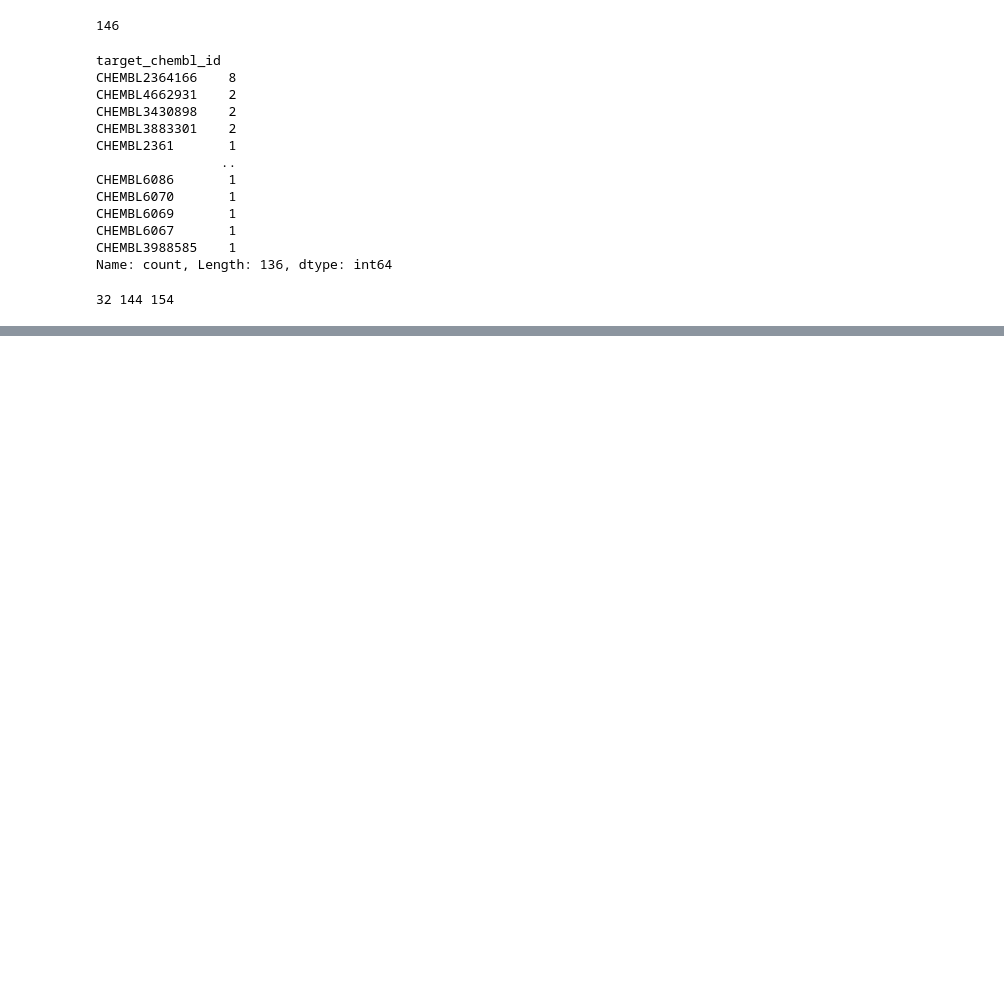
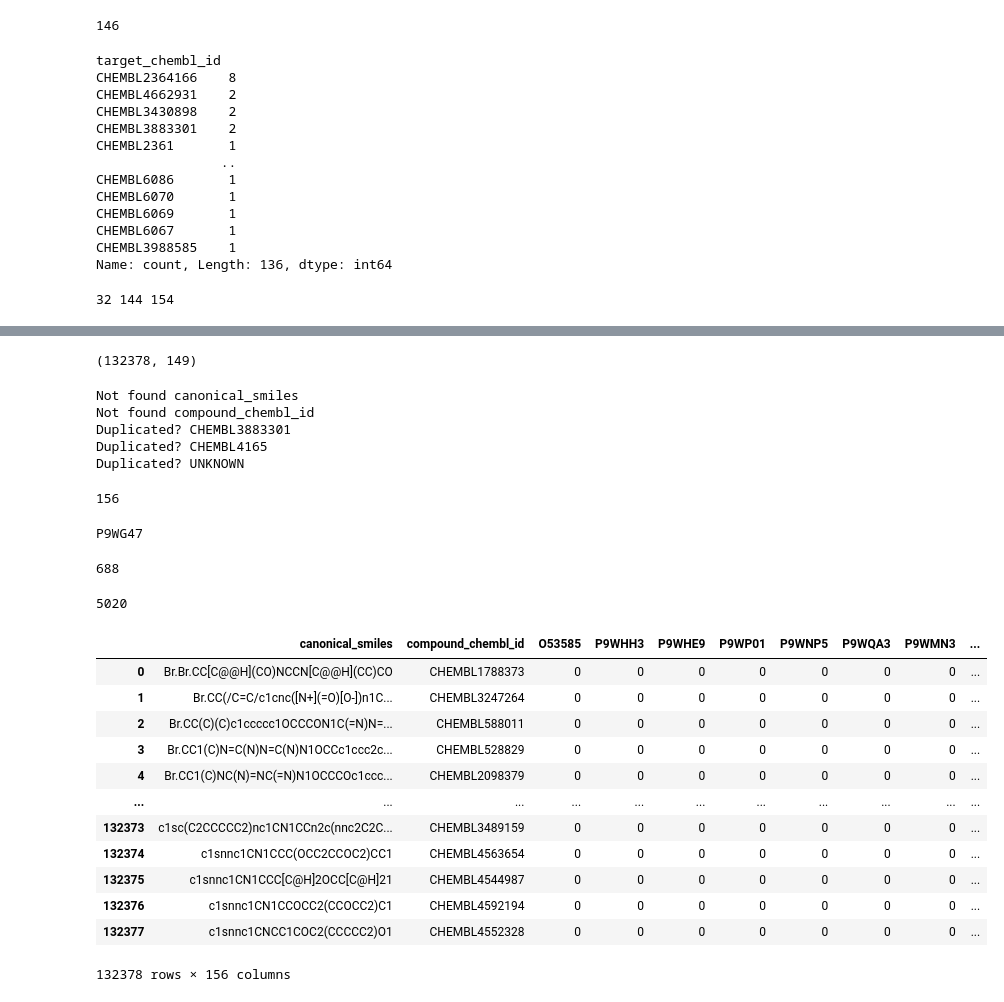
Before and after one commit to ersilia-os/mtb-target-prioritization, a Jupyter notebook: notebooks/00_chembl_data.ipynb, the cells around one changed output, grey strips where cells are left out. Drawn from its saved outputs; the diff is of its cells as text; code cells hidden in the pictures; blank space fills up the shorter version.

Commit message:
chembl data cleaning

```diff
--- a/notebooks/00_chembl_data.ipynb
+++ b/notebooks/00_chembl_data.ipynb
@@ -110,0 +124,6 @@ uniprot_ac_in_chembl.to_csv(("../data/processed/chembl/uniprot_ac_in_chembl.csv"
+# %%
+import pandas as pd
+
+df = pd.read_csv("../data/processed/chembl/mtuberculosis_chembl_edited.csv")
+print(df["compound_chembl_id"].nunique())
+print(df["canonical_smiles"].nunique())
@@ -110,0 +188,12 @@ uniprot_ac_in_chembl.to_csv(("../data/processed/chembl/uniprot_ac_in_chembl.csv"
+# %%
+other = {'CHEMBL2111188':"Mycobacterium tuberculosis H37Rv",
+ 'CHEMBL2364031':"Cell membrane",
+ 'CHEMBL360':"Mycobacterium tuberculosis",
+ 'CHEMBL3879801':"NON-PROTEIN TARGET",
+ 'CHEMBL612545':"UNCHECKED",
+ 'CHEMBL612558':"ADMET",
+ 'CHEMBL612960':"Mycobacterium tuberculosis variant microti",
+ 'CHEMBL613086':"Mycobacterium tuberculosis variant bovis",
+ 'CHEMBL614987':"Mycobacterium marinum",
+ 'CHEMBL615052':"Mycobacterium tuberculosis variant bovis BCG",
+ 'UNKNOWN':"UNCHECKED"}
@@ -110,0 +212,15 @@ uniprot_ac_in_chembl.to_csv(("../data/processed/chembl/uniprot_ac_in_chembl.csv"
+# %%
+import pandas as pd
+df = pd.read_csv("../data/processed/chembl/mols2target.csv")
+df_ = pd.read_csv("../data/processed/chembl/chembl2uniprot.csv")
+mapping = (
+    df_
+    .dropna(subset=["uniprot_ac"])
+    .drop_duplicates(subset=["chembl_id", "uniprot_ac"])
+    .groupby("chembl_id")["uniprot_ac"]
+    .apply(list)
+    .to_dict()
+)
+print(df.shape)
+# %% [output]
+(132378, 149)
@@ -110,0 +278,43 @@ uniprot_ac_in_chembl.to_csv(("../data/processed/chembl/uniprot_ac_in_chembl.csv"
+# %%
+df_uniprot = merge_targets_to_uniprot_sum(df, mapping)
+df_uniprot = df_uniprot.reset_index(drop=True)
+# %% [output]
+Not found canonical_smiles
+Not found compound_chembl_id
+Duplicated? CHEMBL3883301
+Duplicated? CHEMBL4165
+Duplicated? UNKNOWN
+# %%
+len(set(df_uniprot.columns))
+# %% [output]
+156
+# %%
+for x in df_uniprot.columns:
+    if "P9WG47" in x:
+        print(x)
+# %% [output]
+P9WG47
+# %%
+df_uniprot["P9WG47"].sum()
+# %% [output]
+688
+# %%
+df_uniprot["UNCHECKED"].sum()
+# %% [output]
+5020
+# %%
+df_uniprot[df_uniprot["CHEMBL360"]]
+# %% [output]
+|  | canonical_smiles | compound_chembl_id | O53585 | P9WHH3 | P9WHE9 | P9WP01 | P9WNP5 | P9WQA3 | P9WMN3 | ... |
+| 0 | Br.Br.CC[C@@H](CO)NCCN[C@@H](CC)CO | CHEMBL1788373 | 0 | 0 | 0 | 0 | 0 | 0 | 0 | ... |
+| 1 | Br.CC(/C=C/c1cnc([N+](=O)[O-])n1C... | CHEMBL3247264 | 0 | 0 | 0 | 0 | 0 | 0 | 0 | ... |
+| 2 | Br.CC(C)(C)c1ccccc1OCCCON1C(=N)N=... | CHEMBL588011 | 0 | 0 | 0 | 0 | 0 | 0 | 0 | ... |
+| 3 | Br.CC1(C)N=C(N)N=C(N)N1OCCc1ccc2c... | CHEMBL528829 | 0 | 0 | 0 | 0 | 0 | 0 | 0 | ... |
+| 4 | Br.CC1(C)NC(N)=NC(=N)N1OCCCOc1ccc... | CHEMBL2098379 | 0 | 0 | 0 | 0 | 0 | 0 | 0 | ... |
+| ... | ... | ... | ... | ... | ... | ... | ... | ... | ... | ... |
+| 132373 | c1sc(C2CCCCC2)nc1CN1CCn2c(nnc2C2C... | CHEMBL3489159 | 0 | 0 | 0 | 0 | 0 | 0 | 0 | ... |
+| 132374 | c1snnc1CN1CCC(OCC2CCOC2)CC1 | CHEMBL4563654 | 0 | 0 | 0 | 0 | 0 | 0 | 0 | ... |
+| 132375 | c1snnc1CN1CCC[C@H]2OCC[C@H]21 | CHEMBL4544987 | 0 | 0 | 0 | 0 | 0 | 0 | 0 | ... |
+| 132376 | c1snnc1CN1CCOCC2(CCOCC2)C1 | CHEMBL4592194 | 0 | 0 | 0 | 0 | 0 | 0 | 0 | ... |
+| 132377 | c1snnc1CNCC1COC2(CCCCC2)O1 | CHEMBL4552328 | 0 | 0 | 0 | 0 | 0 | 0 | 0 | ... |
+132378 rows × 156 columns
```
Also changed, not shown: parts of 25 cells of this notebook.
